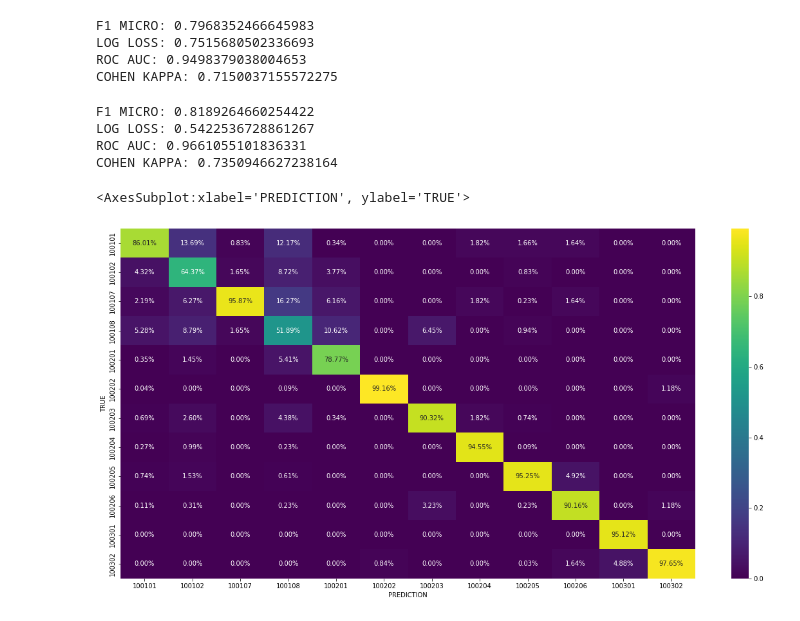
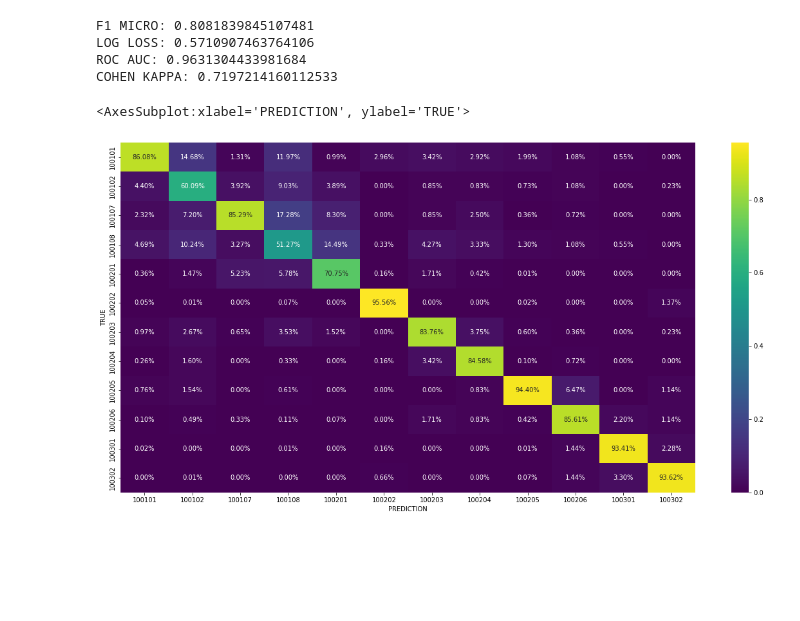
Before and after one commit to achmfirmansyah/MLST2023, a Jupyter notebook: 07_Explainable Model.ipynb, the cells around one changed output. Saved outputs shown, nothing was run; the diff lists cells and outputs as text; code cells hidden in the pictures; blank space fills up the shorter version.

```diff
--- a/07_Explainable Model.ipynb
+++ b/07_Explainable Model.ipynb
@@ -75,10 +54,11 @@ data_
 # %%
-## Choose stacking because low value in log-loss and second higher f1-score
-run_id='c830f15ea0e844718450c882d0922d65'
-## If stacking choosen use mlflow.sklearn.load_model(run_id)
-## If catboost choosen use mlflow.catboost.load_model(run_id)
-## If lightgbm choosen use mlflow.lightgbm.load_model(run_id)
-best_=mlflow.catboost.load_model('runs:/'+run_id+'/catboost')
+run_id='70ad6500d01a4bde9bfcac5bdd0d5eae'
+params_class=data_.query('run_id==@run_id')["params.classifier"].values[0]
+fs=data_.query('run_id==@run_id')["params.feature"].values[0]
+fs=[a for a in fs.replace("[",'').replace(']','').replace(' ','').replace('\'','').split(',')]
+X=data_sample[fs]
+y=data_sample[['nama_valid']]
+best_=mlflow.sklearn.load_model('runs:/'+run_id+'/'+params_class)
 # %%
 best_
 # %% [output]
@@ -86,4 +84,4 @@ best_
 # %%
-y_predict=best_.predict(valid_x)
-y_predict_proba=best_.predict_proba(valid_x)
+y_predict=best_.predict(X)
+y_predict_proba=best_.predict_proba(X)
 # %%
@@ -112,31 +110,21 @@ weighted avg       0.81      0.80      0.80     16115
 # %%
-print('F1 MICRO:',f1_score(valid_y, y_predict,average='micro'))
-print('LOG LOSS:',log_loss(valid_y,y_predict_proba))
-print('ROC AUC:',roc_auc_score(valid_y, y_predict_proba, average="weighted", multi_class="ovr"))
-print('COHEN KAPPA:',cohen_kappa_score(valid_y, y_predict))
+print('F1 MICRO:',f1_score(y, y_predict,average='micro'))
+print('LOG LOSS:',log_loss(y,y_predict_proba))
+print('ROC AUC:',roc_auc_score(y, y_predict_proba, average="weighted", multi_class="ovr"))
+print('COHEN KAPPA:',cohen_kappa_score(y, y_predict))
 # %% [output]
-F1 MICRO: 0.7968352466645983
-LOG LOSS: 0.7515680502336693
-ROC AUC: 0.9498379038004653
-COHEN KAPPA: 0.7150037155572275
+F1 MICRO: 0.8081839845107481
+LOG LOSS: 0.5710907463764106
+ROC AUC: 0.9631304433981684
+COHEN KAPPA: 0.7197214160112533
-# %%
-print('F1 MICRO:',f1_score(valid_y, y_predict,average='micro'))
-print('LOG LOSS:',log_loss(valid_y,y_predict_proba))
-print('ROC AUC:',roc_auc_score(valid_y, y_predict_proba, average="weighted", multi_class="ovr"))
-print('COHEN KAPPA:',cohen_kappa_score(valid_y, y_predict))
-# %% [output]
-F1 MICRO: 0.8189264660254422
-LOG LOSS: 0.5422536728861267
-ROC AUC: 0.9661055101836331
-COHEN KAPPA: 0.7350946627238164
 # %%
-y_=valid_y.copy()
+y_=y.copy()
 y_['PREDICTION']=y_predict
 y_['TRUE']=y_.nama_valid
 cf_matrix=y_.pivot_table(columns='PREDICTION',index='TRUE',values='nama_valid',aggfunc='count').fillna(0)
 plt.figure(figsize=(20, 10))
 sns.heatmap(cf_matrix/np.sum(cf_matrix), annot=True,
             fmt='.2%', cmap='viridis')
 # %% [output]
 <AxesSubplot:xlabel='PREDICTION', ylabel='TRUE'>
-[figure, old version]
+[figure, new version]
```
Also changed, not shown: parts of 17 cells of this notebook, 5 other files.
